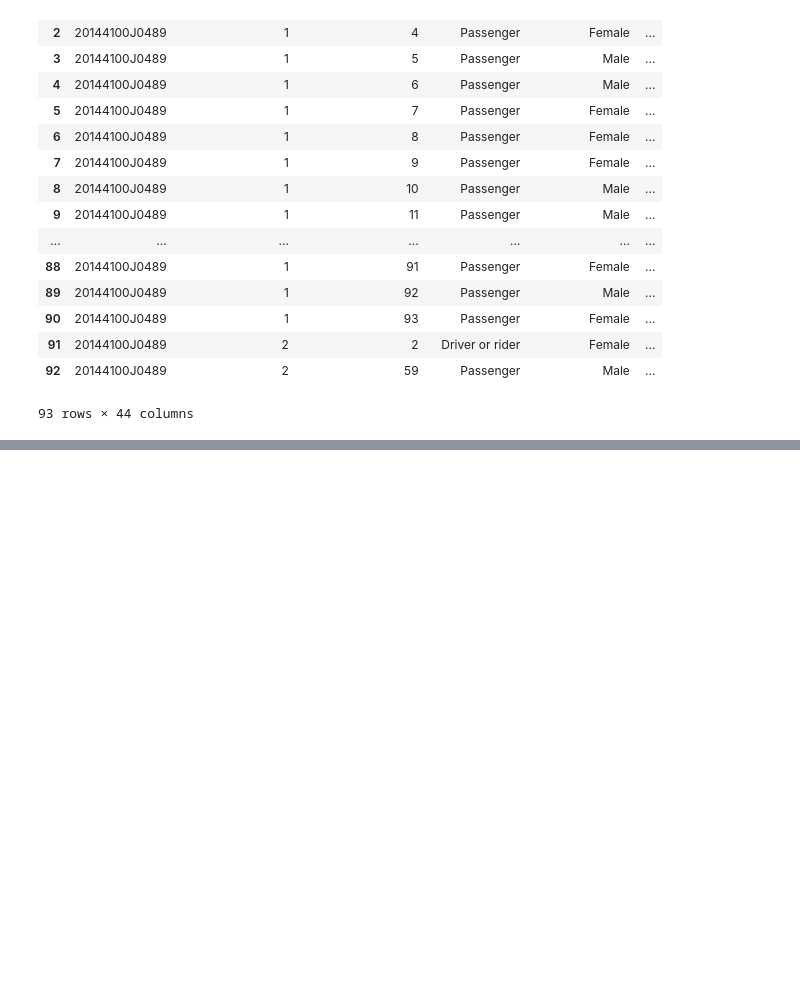
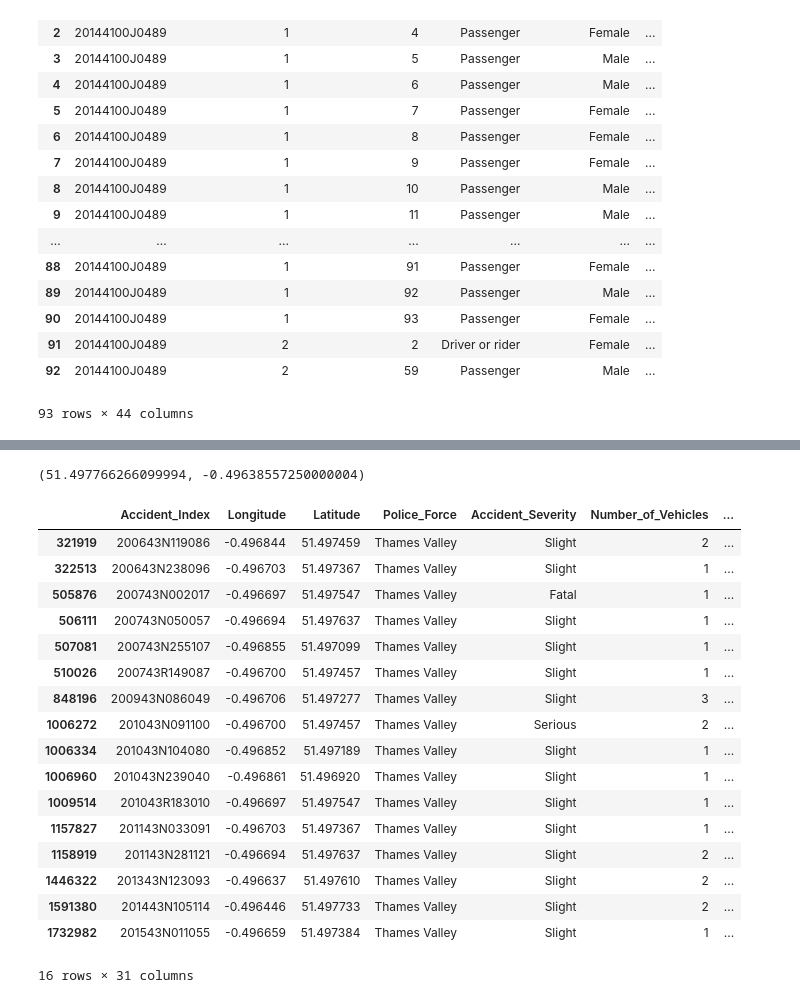
Before and after one commit to Eagleseb/survive-your-commuting, a Jupyter notebook: Milestone2.ipynb, the cells around one changed output, grey strips where cells are left out. Saved outputs shown, nothing was run; the diff lists cells and outputs as text; code cells hidden in the pictures; blank space fills up the shorter version.

```diff
--- a/Milestone2.ipynb
+++ b/Milestone2.ipynb
@@ -550,0 +571,25 @@ casualties.merge(acc_at_loc, on="Accident_Index", how="inner")
+# %%
+weather_effect.loc['ratio'].index[128]
+# %% [output]
+(51.497766266099994, -0.49638557250000004)
+# %%
+acc_per_latlng.get_group(weather_effect.loc['ratio'].index[128])
+# %% [output]
+|  | Accident_Index | Longitude | Latitude | Police_Force | Accident_Severity | Number_of_Vehicles | ... |
+| 321919 | 200643N119086 | -0.496844 | 51.497459 | Thames Valley | Slight | 2 | ... |
+| 322513 | 200643N238096 | -0.496703 | 51.497367 | Thames Valley | Slight | 1 | ... |
+| 505876 | 200743N002017 | -0.496697 | 51.497547 | Thames Valley | Fatal | 1 | ... |
+| 506111 | 200743N050057 | -0.496694 | 51.497637 | Thames Valley | Slight | 1 | ... |
+| 507081 | 200743N255107 | -0.496855 | 51.497099 | Thames Valley | Slight | 1 | ... |
+| 510026 | 200743R149087 | -0.496700 | 51.497457 | Thames Valley | Slight | 1 | ... |
+| 848196 | 200943N086049 | -0.496706 | 51.497277 | Thames Valley | Slight | 3 | ... |
+| 1006272 | 201043N091100 | -0.496700 | 51.497457 | Thames Valley | Serious | 2 | ... |
+| 1006334 | 201043N104080 | -0.496852 | 51.497189 | Thames Valley | Slight | 1 | ... |
+| 1006960 | 201043N239040 | -0.496861 | 51.496920 | Thames Valley | Slight | 1 | ... |
+| 1009514 | 201043R183010 | -0.496697 | 51.497547 | Thames Valley | Slight | 1 | ... |
+| 1157827 | 201143N033091 | -0.496703 | 51.497367 | Thames Valley | Slight | 1 | ... |
+| 1158919 | 201143N281121 | -0.496694 | 51.497637 | Thames Valley | Slight | 2 | ... |
+| 1446322 | 201343N123093 | -0.496637 | 51.497610 | Thames Valley | Slight | 2 | ... |
+| 1591380 | 201443N105114 | -0.496446 | 51.497733 | Thames Valley | Slight | 2 | ... |
+| 1732982 | 201543N011055 | -0.496659 | 51.497384 | Thames Valley | Slight | 1 | ... |
+16 rows × 31 columns
```
Also changed, not shown: parts of 1 cell of this notebook, 6 other files.
